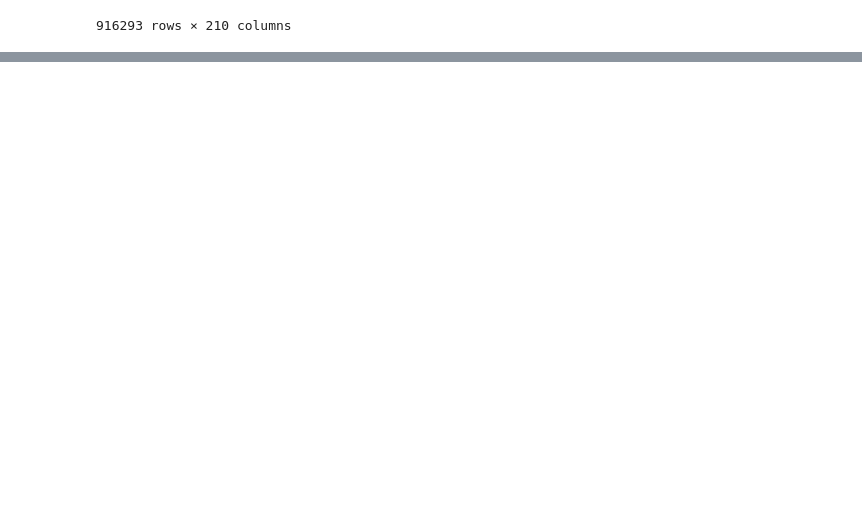
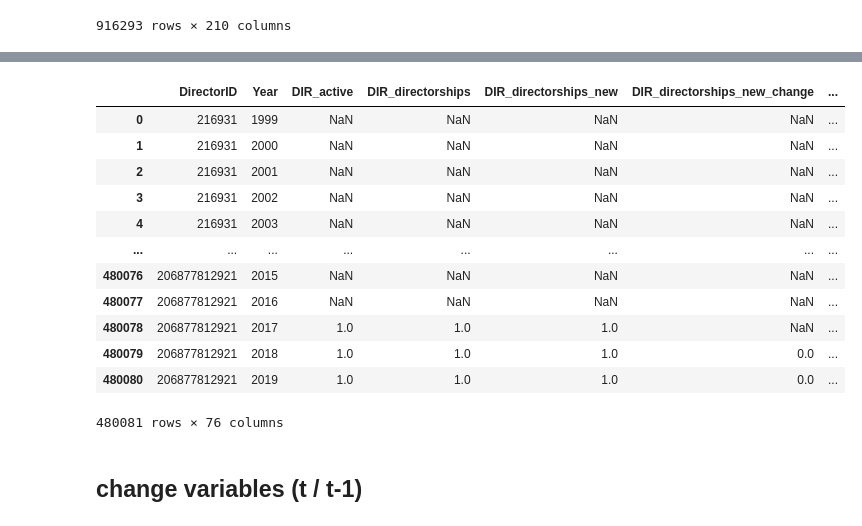
Before and after one commit to hannez11/director-project, a Jupyter notebook: merge notebooks/merge_variables.ipynb, the cells around one changed output, grey strips where cells are left out. Cells and saved outputs as stored; diff of their text form; code cells hidden in the pictures; blank space fills up the shorter version.

```diff
--- a/merge notebooks/merge_variables.ipynb
+++ b/merge notebooks/merge_variables.ipynb
@@ -700,0 +816,24 @@ df_merged.to_csv(r"D:\Docs\Dokumente\WMA\Projects\5 Directors\Data\Director-Firm
+# %%
+#drop firm columns
+firm_columns = ["FirmID", "ISIN"] + [column for column in df_latest.columns.tolist() if "FIRM" in column]
+df_reduced = df_latest.drop(columns=firm_columns).drop_duplicates(subset=["DirectorID", "Year"], keep="first", ignore_index=True) #only keep first dir-year observation
+
+#create copy
+df = df_reduced.copy()
+df_reduced
+# %% [output]
+|  | DirectorID | Year | DIR_active | DIR_directorships | DIR_directorships_new | DIR_directorships_new_change | ... |
+| 0 | 216931 | 1999 | NaN | NaN | NaN | NaN | ... |
+| 1 | 216931 | 2000 | NaN | NaN | NaN | NaN | ... |
+| 2 | 216931 | 2001 | NaN | NaN | NaN | NaN | ... |
+| 3 | 216931 | 2002 | NaN | NaN | NaN | NaN | ... |
+| 4 | 216931 | 2003 | NaN | NaN | NaN | NaN | ... |
+| ... | ... | ... | ... | ... | ... | ... | ... |
+| 480076 | 206877812921 | 2015 | NaN | NaN | NaN | NaN | ... |
+| 480077 | 206877812921 | 2016 | NaN | NaN | NaN | NaN | ... |
+| 480078 | 206877812921 | 2017 | 1.0 | 1.0 | 1.0 | NaN | ... |
+| 480079 | 206877812921 | 2018 | 1.0 | 1.0 | 1.0 | 0.0 | ... |
+| 480080 | 206877812921 | 2019 | 1.0 | 1.0 | 1.0 | 0.0 | ... |
+480081 rows × 76 columns
+# %% [markdown]
+## change variables (t / t-1)
```
Also changed, not shown: parts of 55 cells of this notebook, 3 other files.
